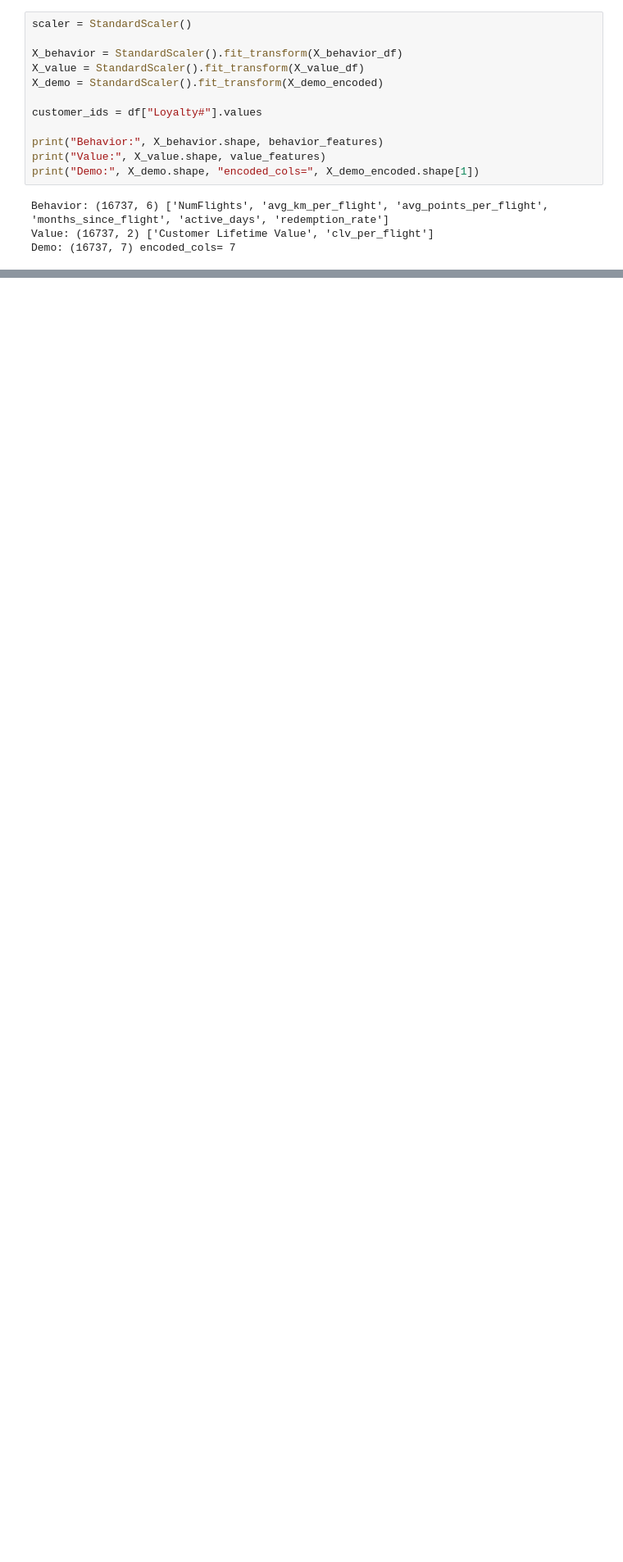
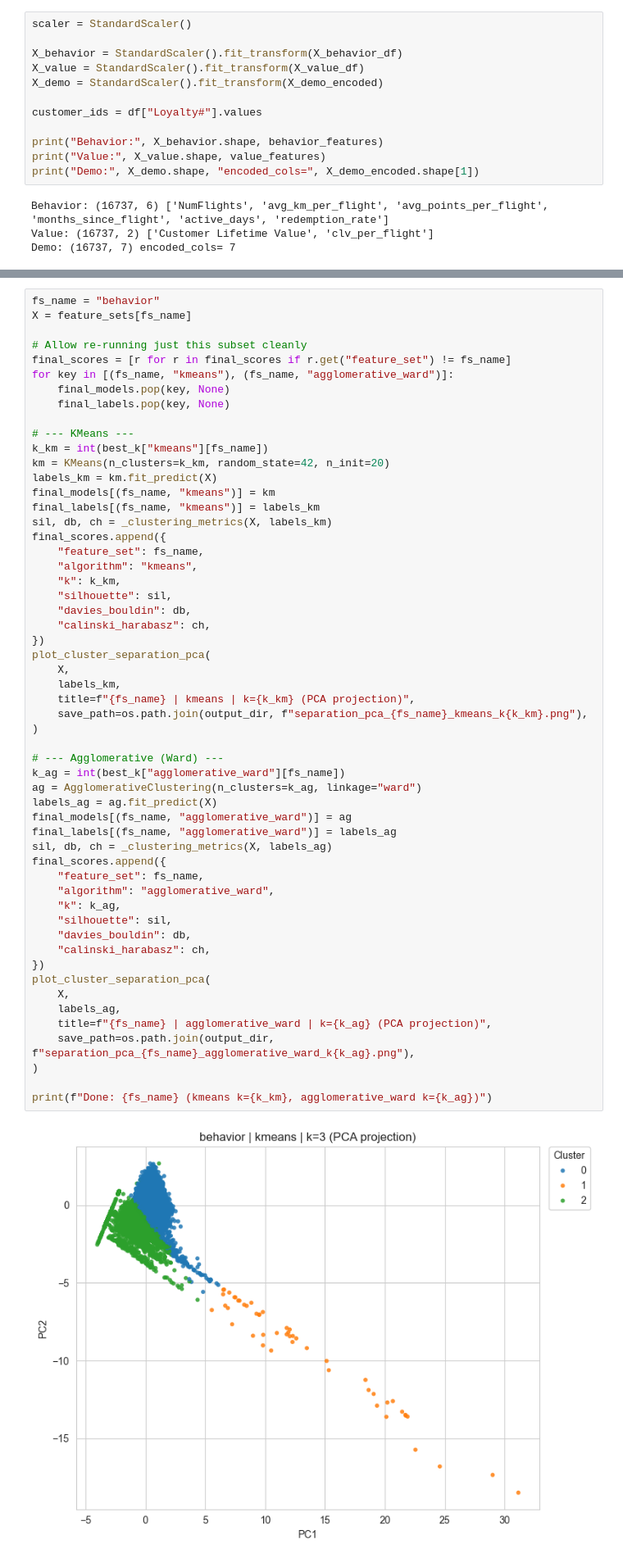
Before and after one commit to Port0goose/Data-Mining-Assignment, a Jupyter notebook: Group68_Clustering_Code_new_approach.ipynb, the cells around one changed output, grey strips where cells are left out. Shown at 82% size. Cells and saved outputs as stored; diff of their text form; blank space fills up the shorter version.

```diff
--- a/Group68_Clustering_Code_new_approach.ipynb
+++ b/Group68_Clustering_Code_new_approach.ipynb
@@ -402,0 +520,57 @@ for fs_name, X in feature_sets.items():
+# %%
+fs_name = "behavior"
+X = feature_sets[fs_name]
+
+# Allow re-running just this subset cleanly
+final_scores = [r for r in final_scores if r.get("feature_set") != fs_name]
+for key in [(fs_name, "kmeans"), (fs_name, "agglomerative_ward")]:
+    final_models.pop(key, None)
+    final_labels.pop(key, None)
+
+# --- KMeans ---
+k_km = int(best_k["kmeans"][fs_name])
+km = KMeans(n_clusters=k_km, random_state=42, n_init=20)
+labels_km = km.fit_predict(X)
+final_models[(fs_name, "kmeans")] = km
+final_labels[(fs_name, "kmeans")] = labels_km
+sil, db, ch = _clustering_metrics(X, labels_km)
+final_scores.append({
+    "feature_set": fs_name,
+    "algorithm": "kmeans",
+    "k": k_km,
+    "silhouette": sil,
+    "davies_bouldin": db,
+    "calinski_harabasz": ch,
+})
+plot_cluster_separation_pca(
+    X,
+    labels_km,
+    title=f"{fs_name} | kmeans | k={k_km} (PCA projection)",
+    save_path=os.path.join(output_dir, f"separation_pca_{fs_name}_kmeans_k{k_km}.png"),
+)
+
+# --- Agglomerative (Ward) ---
+k_ag = int(best_k["agglomerative_ward"][fs_name])
+ag = AgglomerativeClustering(n_clusters=k_ag, linkage="ward")
+labels_ag = ag.fit_predict(X)
+final_models[(fs_name, "agglomerative_ward")] = ag
+final_labels[(fs_name, "agglomerative_ward")] = labels_ag
+sil, db, ch = _clustering_metrics(X, labels_ag)
+final_scores.append({
+    "feature_set": fs_name,
+    "algorithm": "agglomerative_ward",
+    "k": k_ag,
+    "silhouette": sil,
+    "davies_bouldin": db,
+    "calinski_harabasz": ch,
+})
+plot_cluster_separation_pca(
+    X,
+    labels_ag,
+    title=f"{fs_name} | agglomerative_ward | k={k_ag} (PCA projection)",
+    save_path=os.path.join(output_dir, f"separation_pca_{fs_name}_agglomerative_ward_k{k_ag}.png"),
+)
+
+print(f"Done: {fs_name} (kmeans k={k_km}, agglomerative_ward k={k_ag})")
+# %% [output]
+[figure, added]
```
Also changed, not shown: parts of 47 cells of this notebook, 25 other files.
